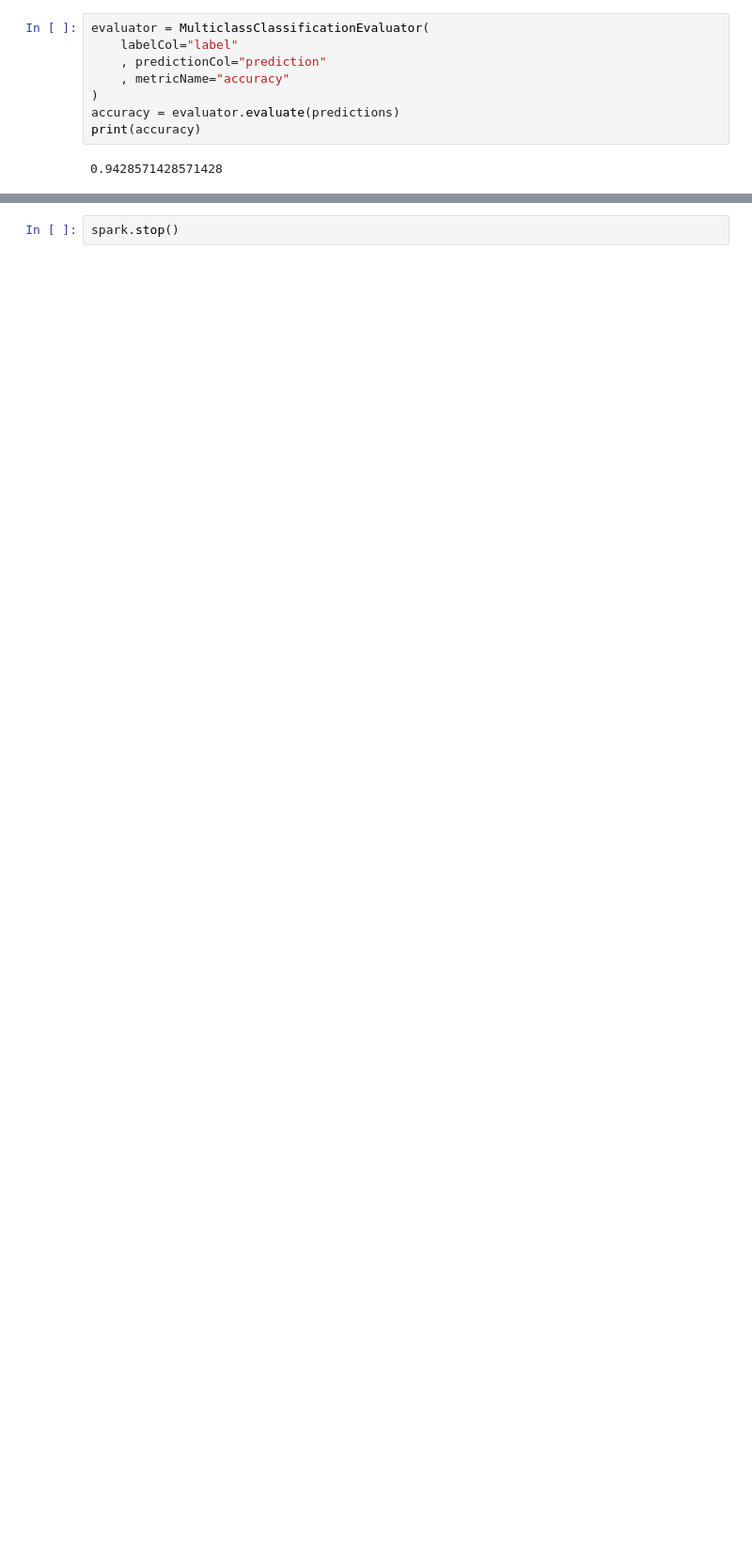
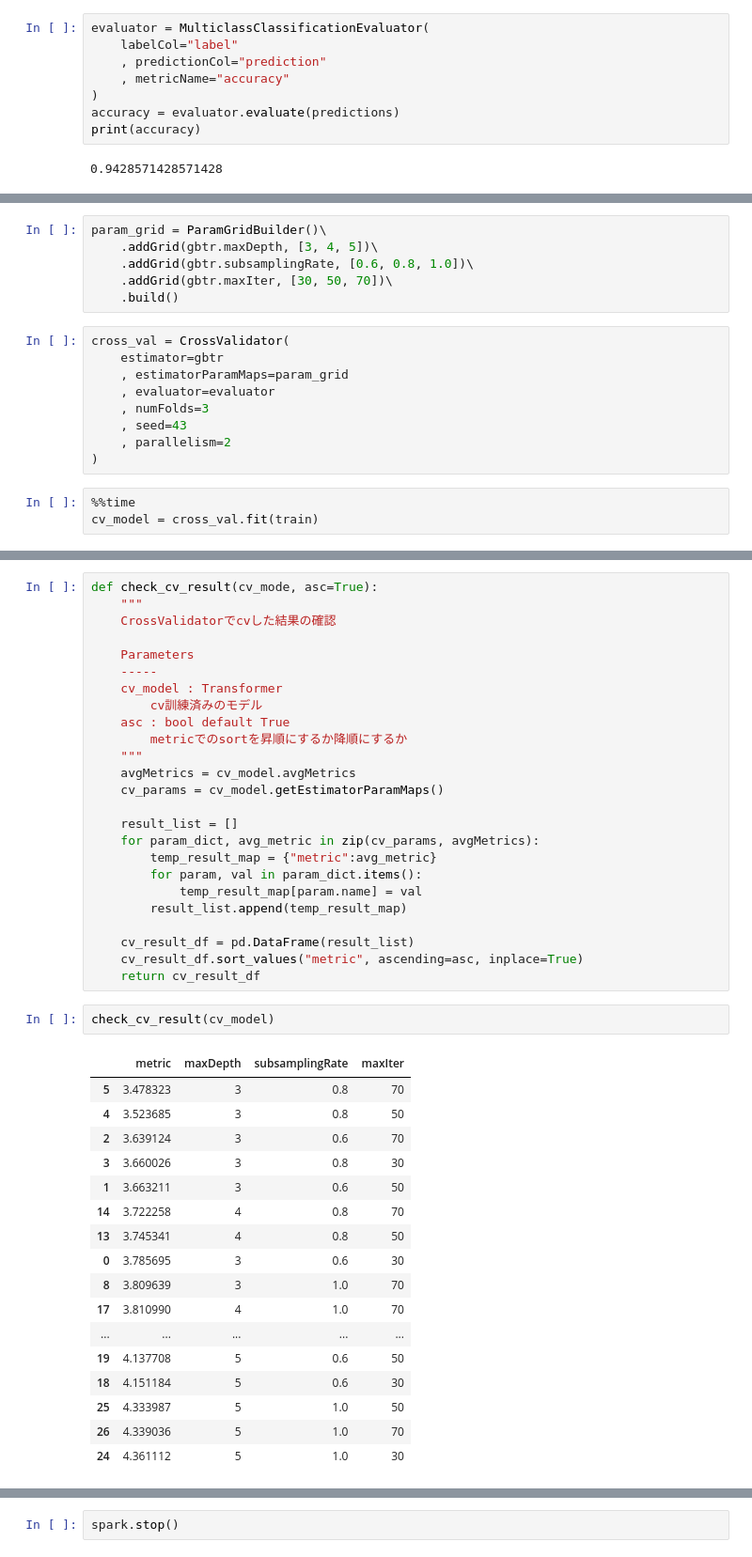
Before and after one commit to skanehira1126/my_ml_tools, a Jupyter notebook: notebooks/spark_ml.ipynb, the cells around one changed output, grey strips where cells are left out. Shown at 94% size. Saved outputs shown, nothing was run; the diff lists cells and outputs as text; blank space fills up the shorter version.

```diff
--- a/notebooks/spark_ml.ipynb
+++ b/notebooks/spark_ml.ipynb
@@ -256,0 +374,18 @@ print(accuracy)
+# %%
+param_grid = ParamGridBuilder()\
+    .addGrid(gbtr.maxDepth, [3, 4, 5])\
+    .addGrid(gbtr.subsamplingRate, [0.6, 0.8, 1.0])\
+    .addGrid(gbtr.maxIter, [30, 50, 70])\
+    .build()
+# %%
+cross_val = CrossValidator(
+    estimator=gbtr
+    , estimatorParamMaps=param_grid
+    , evaluator=evaluator
+    , numFolds=3
+    , seed=43
+    , parallelism=2
+)
+# %%
+%%time
+cv_model = cross_val.fit(train)
@@ -256,0 +395,45 @@ print(accuracy)
+# %%
+def check_cv_result(cv_mode, asc=True):
+    """
+    CrossValidatorでcvした結果の確認
+
+    Parameters
+    -----
+    cv_model : Transformer
+        cv訓練済みのモデル
+    asc : bool default True
+        metricでのsortを昇順にするか降順にするか
+    """
+    avgMetrics = cv_model.avgMetrics
+    cv_params = cv_model.getEstimatorParamMaps()
+
+    result_list = []
+    for param_dict, avg_metric in zip(cv_params, avgMetrics):
+        temp_result_map = {"metric":avg_metric}
+        for param, val in param_dict.items():
+            temp_result_map[param.name] = val
+        result_list.append(temp_result_map)
+
+    cv_result_df = pd.DataFrame(result_list)
+    cv_result_df.sort_values("metric", ascending=asc, inplace=True)
+    return cv_result_df
+# %%
+check_cv_result(cv_model)
+# %% [output]
+|  | metric | maxDepth | subsamplingRate | maxIter |
+| 5 | 3.478323 | 3 | 0.8 | 70 |
+| 4 | 3.523685 | 3 | 0.8 | 50 |
+| 2 | 3.639124 | 3 | 0.6 | 70 |
+| 3 | 3.660026 | 3 | 0.8 | 30 |
+| 1 | 3.663211 | 3 | 0.6 | 50 |
+| 14 | 3.722258 | 4 | 0.8 | 70 |
+| 13 | 3.745341 | 4 | 0.8 | 50 |
+| 0 | 3.785695 | 3 | 0.6 | 30 |
+| 8 | 3.809639 | 3 | 1.0 | 70 |
+| 17 | 3.810990 | 4 | 1.0 | 70 |
+| ... | ... | ... | ... | ... |
+| 19 | 4.137708 | 5 | 0.6 | 50 |
+| 18 | 4.151184 | 5 | 0.6 | 30 |
+| 25 | 4.333987 | 5 | 1.0 | 50 |
+| 26 | 4.339036 | 5 | 1.0 | 70 |
+| 24 | 4.361112 | 5 | 1.0 | 30 |
```
Also changed, not shown: parts of 20 cells of this notebook, 1 other file.
